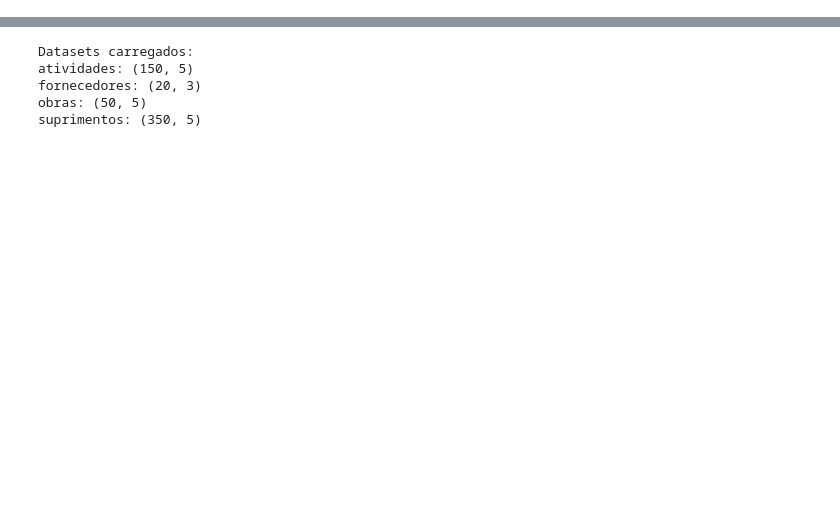
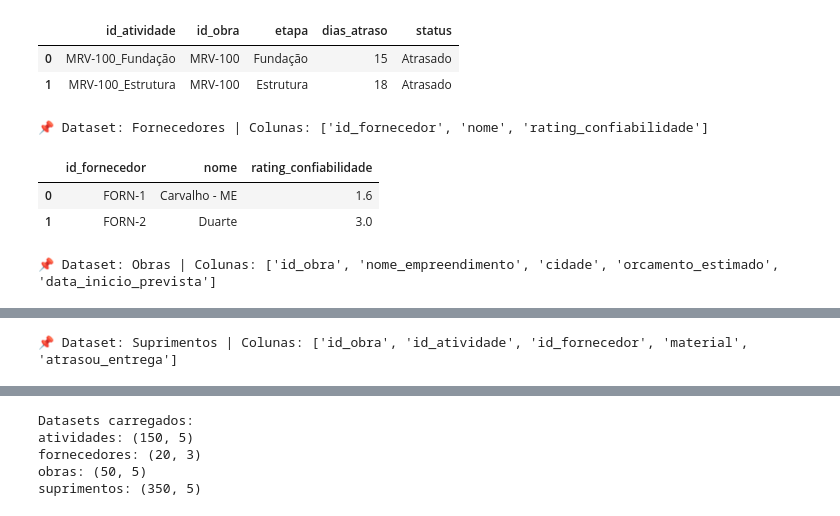
Before and after one commit to Santosdevbjj/analiseRiscosAtrasoObras, a Jupyter notebook: Notebooks/02_modelagem_preditiva.ipynb, the cells around one changed output, grey strips where cells are left out. Drawn from its saved outputs; the diff is of its cells as text; code cells hidden in the pictures; blank space fills up the shorter version.

```diff
--- a/Notebooks/02_modelagem_preditiva.ipynb
+++ b/Notebooks/02_modelagem_preditiva.ipynb
@@ -53,0 +3,70 @@ Atividades:
+# %%
+
+# ============================================================
+# 1. Clonar o repositório e acessar a pasta
+# ============================================================
+!git clone https://github.com/Santosdevbjj/analiseRiscosAtrasoObras.git
+%cd analiseRiscosAtrasoObras
+
+# ============================================================
+# 2. Imports
+# ===================================================
+# ============================================================
+# 1. Preparação do Ambiente e Clonagem
+# ============================================================
+import os
+
+# Verifica se o repositório já foi clonado para evitar erro de 'Folder already exists'
+if not os.path.exists('analiseRiscosAtrasoObras'):
+    !git clone https://github.com/Santosdevbjj/analiseRiscosAtrasoObras.git
+    %cd analiseRiscosAtrasoObras
+else:
+    print("✅ Repositório já presente. Atualizando com os últimos commits...")
+    %cd analiseRiscosAtrasoObras
+    !git pull origin main
+
+# Instalação rápida de dependências caso não existam no Colab
+!pip install -q joblib pandas numpy scikit-learn
+
+# ============================================================
+# 2. Imports
+# ============================================================
+import pandas as pd
+import numpy as np
+
+# ============================================================
+# 3. Carregamento dos CSVs com Validação de Colunas
+# ============================================================
+try:
+    path = "data/raw/"
+    atividades   = pd.read_csv(f"{path}atividades.csv")
+    fornecedores = pd.read_csv(f"{path}fornecedores.csv")
+    obras        = pd.read_csv(f"{path}obras.csv")
+    suprimentos  = pd.read_csv(f"{path}suprimentos.csv")
+
+    print("🚀 Dados carregados com sucesso!\n")
+
+    # Validação rápida para Chuva e Solo (Crucial para seu novo modelo)
+    if 'nivel_chuva' in atividades.columns and 'tipo_solo' in obras.columns:
+        print("✅ Colunas de 'nivel_chuva' e 'tipo_solo' detectadas. Modelo pronto para treino!")
+    else:
+        print("⚠️ AVISO: Colunas de clima/solo não encontradas. Verifique se rodou o script de geração de dados.")
+
+except FileNotFoundError as e:
+    print(f"❌ Erro: Arquivo não encontrado. Verifique se o caminho {path} está correto.")
+
+# ============================================================
+# 4. Visualização Diagnóstica
+# ============================================================
+# Mostrando apenas 2 linhas e as colunas disponíveis para não poluir o console
+datasets = {
+    "Atividades": atividades,
+    "Fornecedores": fornecedores,
+    "Obras": obras,
+    "Suprimentos": suprimentos
+}
+
+for nome, df in datasets.items():
+    print(f"\n📌 Dataset: {nome} | Colunas: {df.columns.tolist()}")
+    display(df.head(2))
+# %% [output]
@@ -53,0 +90,8 @@ Atividades:
+|  | id_atividade | id_obra | etapa | dias_atraso | status |
+| 0 | MRV-100_Fundação | MRV-100 | Fundação | 15 | Atrasado |
+| 1 | MRV-100_Estrutura | MRV-100 | Estrutura | 18 | Atrasado |
+📌 Dataset: Fornecedores | Colunas: ['id_fornecedor', 'nome', 'rating_confiabilidade']
+|  | id_fornecedor | nome | rating_confiabilidade |
+| 0 | FORN-1 | Carvalho - ME | 1.6 |
+| 1 | FORN-2 | Duarte | 3.0 |
+📌 Dataset: Obras | Colunas: ['id_obra', 'nome_empreendimento', 'cidade', 'orcamento_estimado', 'data_inicio_prevista']
@@ -53,0 +101 @@ Atividades:
+📌 Dataset: Suprimentos | Colunas: ['id_obra', 'id_atividade', 'id_fornecedor', 'material', 'atrasou_entrega']
```
Also changed, not shown: parts of 30 cells of this notebook.
